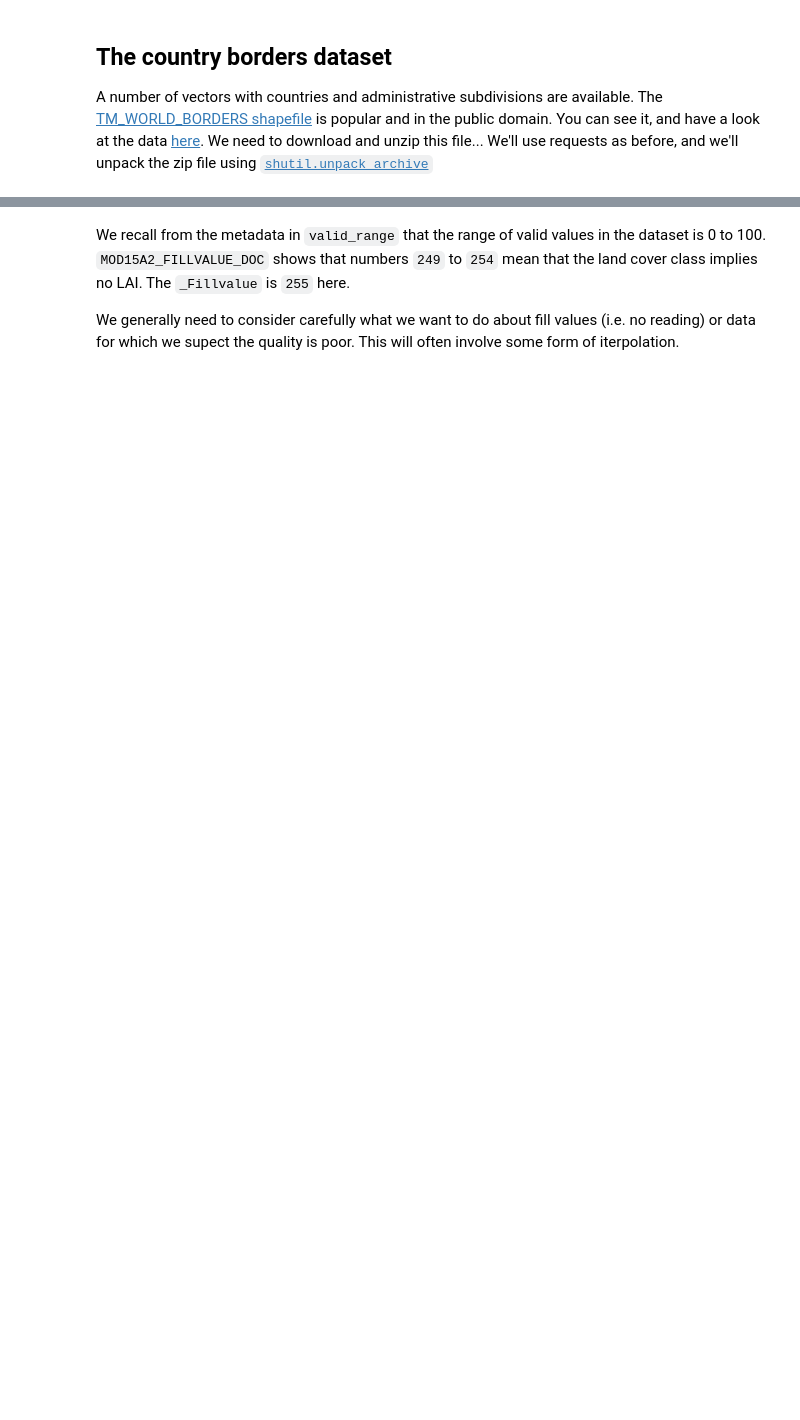
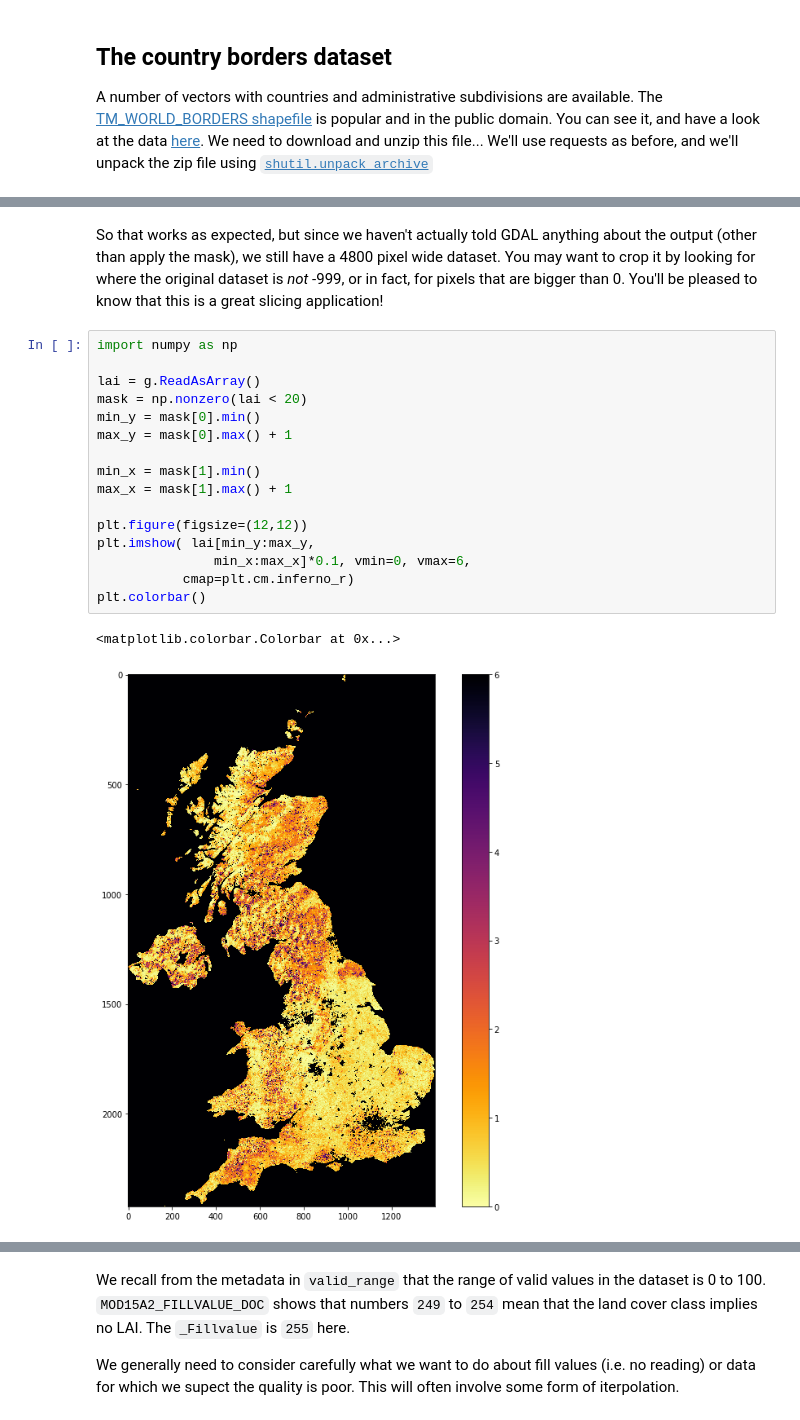
Before and after one commit to profLewis/geog0111_OLD, a Jupyter notebook: GDAL_OGR.ipynb, the cells around one changed output, grey strips where cells are left out. Cells and saved outputs as stored; diff of their text form; blank space fills up the shorter version.

```diff
--- a/GDAL_OGR.ipynb
+++ b/GDAL_OGR.ipynb
@@ -511,0 +711,21 @@ A number of vectors with countries and administrative subdivisions are available
+# %% [markdown]
+So that works as expected, but since we haven't actually told GDAL anything about the output (other than apply the mask), we still have a 4800 pixel wide dataset. You may want to crop it by looking for where the original dataset is  *not* -999, or in fact, for pixels that are bigger than 0. You'll be pleased to know that this is a great slicing application!
+# %%
+import numpy as np
+
+lai = g.ReadAsArray()
+mask = np.nonzero(lai < 20)
+min_y = mask[0].min()
+max_y = mask[0].max() + 1
+
+min_x = mask[1].min()
+max_x = mask[1].max() + 1
+
+plt.figure(figsize=(12,12))
+plt.imshow( lai[min_y:max_y,
+               min_x:max_x]*0.1, vmin=0, vmax=6,
+           cmap=plt.cm.inferno_r)
+plt.colorbar()
+# %% [output]
+<matplotlib.colorbar.Colorbar at 0x...>
+[figure, added]
```
Also changed, not shown: parts of 36 cells of this notebook, 1 other file.
